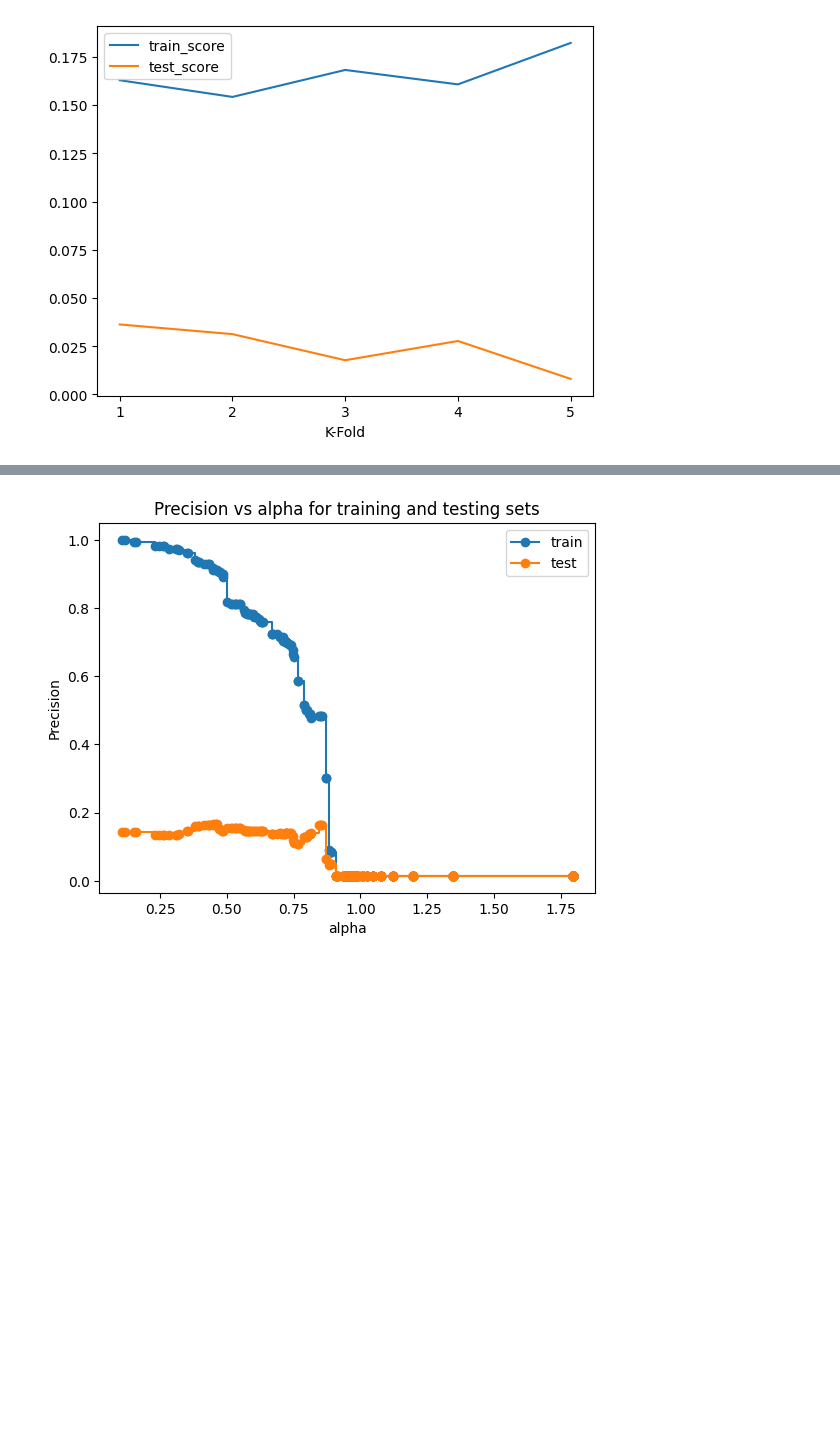
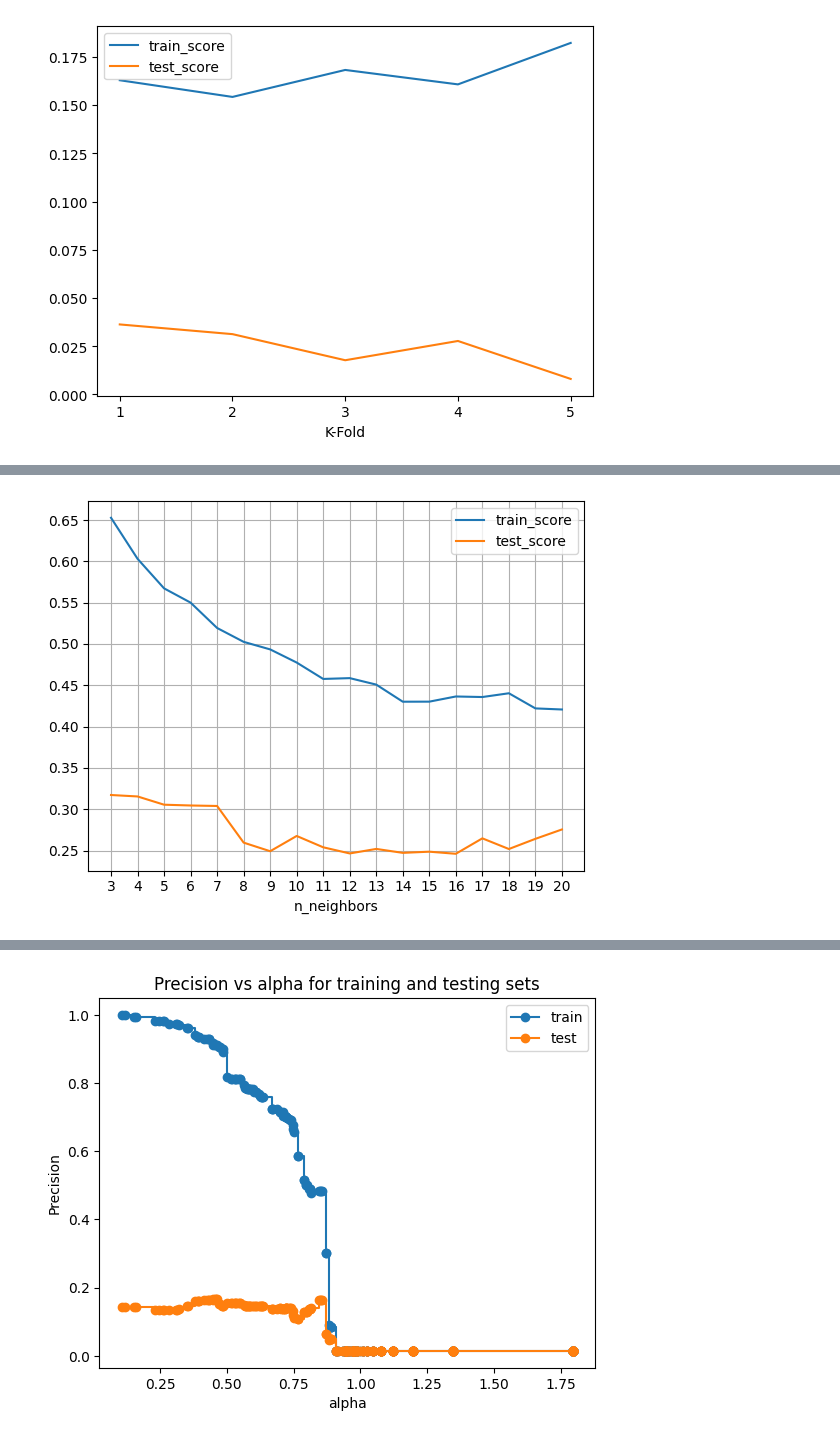
Before and after one commit to Brunoware/butterfly_images_classification, a Jupyter notebook: proyecto_1_clasificacion_prod_Bruno.ipynb, the cells around one changed output, grey strips where cells are left out. Saved outputs shown, nothing was run; the diff lists cells and outputs as text; code cells hidden in the pictures; blank space fills up the shorter version.

```diff
--- a/proyecto_1_clasificacion_prod_Bruno.ipynb
+++ b/proyecto_1_clasificacion_prod_Bruno.ipynb
@@ -170,3 +218,9 @@ for pipe_name, pipe_model in basic_models.items():
                               return_train_score = True,
                               return_estimator = True)
     cv_scores[pipe_name] = cv_model
+# %%
+from sklearn.ensemble import RandomForestClassifier
+
+rf = RandomForestClassifier(max_depth = 5, )
+rf_pipe = Pipeline([('pca', pca), ('clf', rf)])
+rf_pipe.fit(X_train, y_train)
@@ -199,0 +255,17 @@ self.random_state = random_state
+# %%
+from sklearn.model_selection import validation_curve
+from sklearn.model_selection import StratifiedKFold
+
+skf = StratifiedKFold(n_splits = 5, shuffle = True, random_state = 23)
+kn_curve = KNeighborsClassifier()
+kn_pipe_curve = Pipeline([('pca', pca), ('clf', kn_curve)])
+
+train_score_kn, test_score_kn = validation_curve(estimator = kn_pipe_curve,
+                                                 X = X_train,
+                                                 y = y_train,
+                                                 cv = skf,
+                                                 param_name = 'clf__n_neighbors',
+                                                 param_range = range(3, 21),
+                                                 n_jobs = -1,
+                                                 scoring = 'precision_macro',
+                                                 verbose = 3)
@@ -199,0 +277,10 @@ self.random_state = random_state
+# %%
+plt.plot(train_score_kn.mean(axis = 1), label = 'train_score')
+plt.plot(test_score_kn.mean(axis = 1), label = 'test_score')
+plt.xticks(range(0, 18), range(3, 21))
+plt.xlabel('n_neighbors')
+plt.legend()
+plt.grid()
+plt.show()
+# %% [output]
+[figure, added]
```
Also changed, not shown: parts of 27 cells of this notebook, 2 other files.
